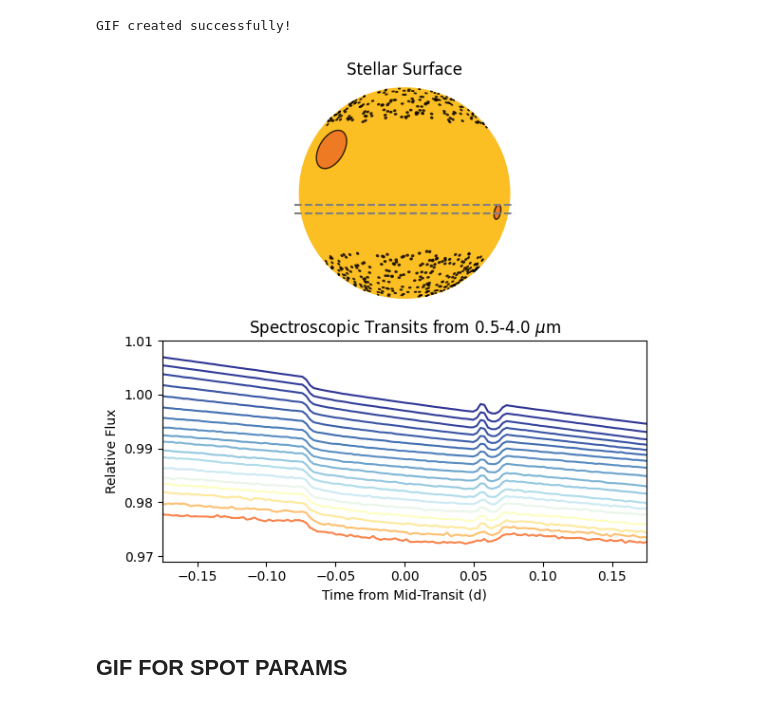
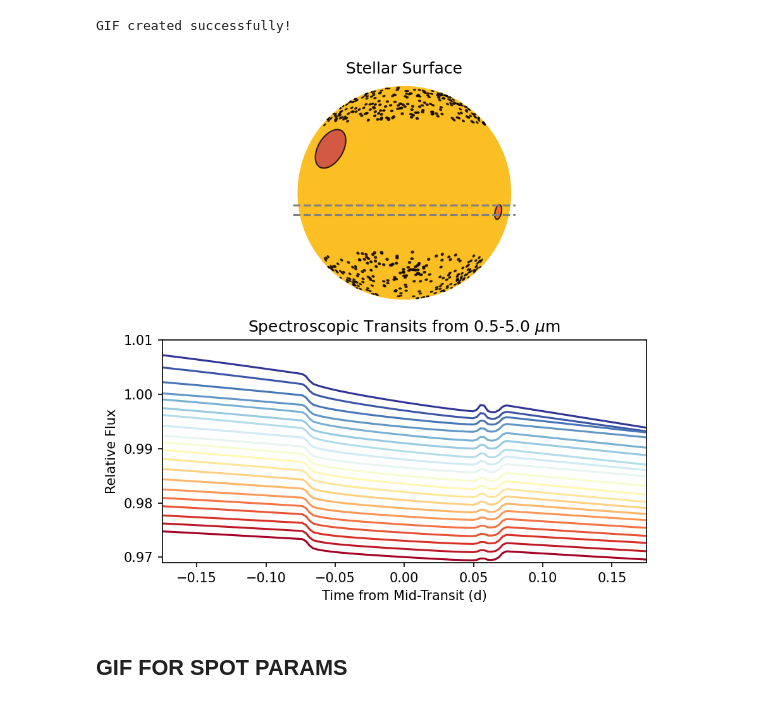
Before and after one commit to will-waalkes/Spot_Treating_AUMicb, a Jupyter notebook: modeling/Gifs_and_transmission_plots.ipynb, the cells around one changed output. Cells and saved outputs as stored; diff of their text form; code cells hidden in the pictures.

Commit message:
Sept 18 - latent modeling updates

```diff
--- a/modeling/Gifs_and_transmission_plots.ipynb
+++ b/modeling/Gifs_and_transmission_plots.ipynb
@@ -94,24 +54,24 @@ default_params={
 
 'Initialization'
 n_spots = 2
-n_fixedspots = 0#800
+n_fixedspots = 800
 
 'Set the binning'
 orbits_to_exclude = np.array([0])
 orbits_to_include = np.array([1,2,3,4,5,6,7])
 
-model_wavelengths = jnp.linspace(0.4,4,500)#*u.micron
+model_wavelengths = jnp.linspace(0.5,5,20)#*u.micron
 
 _cool_unocculted = get_BTSettl_spectrum_jax(T=jnp.array(3100) )
 _cool_occulted = get_BTSettl_spectrum_jax(T=jnp.array(3400) )
 _phot = get_BTSettl_spectrum_jax(T=jnp.array(4000) )
-Cool_unocculted = bin_spectrum(output_wavelength = model_wavelengths,
+Cool_unocculted = shone.bin_spectrum(output_wavelength = model_wavelengths,
                     input_wavelength = _cool_unocculted[0],
                     input_flux = _cool_unocculted[1])
-Cool_occulted = bin_spectrum(output_wavelength = model_wavelengths,
+Cool_occulted = shone.bin_spectrum(output_wavelength = model_wavelengths,
                     input_wavelength = _cool_occulted[0],
                     input_flux = _cool_occulted[1])
-Phot = bin_spectrum(output_wavelength = model_wavelengths,
+Phot = shone.bin_spectrum(output_wavelength = model_wavelengths,
                     input_wavelength = _phot[0],
                     input_flux = _phot[1])
 
@@ -254,6 +244,6 @@ GIF created successfully!
 # %%
 # Set up the 2-panel figure
-fig,axes = plt.subplots(2,1,figsize=(6, 6), dpi=100)
+fig,axes = plt.subplots(2,1,figsize=(6, 6), dpi=150)
 
 starmap_ax = axes[0]
 transit_ax = axes[1]
@@ -265,6 +255,23 @@ times = np.linspace(-0.2,0.2,150)
 'Update Stellar Parameters'
 active_star.times = times
 
+model_wavelengths = jnp.linspace(0.5,5,20)#*u.micron
+
+_cool_unocculted = get_BTSettl_spectrum_jax(T=jnp.array(3100) )
+_cool_occulted = get_BTSettl_spectrum_jax(T=jnp.array(3400) )
+_phot = get_BTSettl_spectrum_jax(T=jnp.array(4000) )
+Cool_unocculted = shone.bin_spectrum(output_wavelength = model_wavelengths,
+                    input_wavelength = _cool_unocculted[0],
+                    input_flux = _cool_unocculted[1])
+Cool_occulted = shone.bin_spectrum(output_wavelength = model_wavelengths,
+                    input_wavelength = _cool_occulted[0],
+                    input_flux = _cool_occulted[1])
+Phot = shone.bin_spectrum(output_wavelength = model_wavelengths,
+                    input_wavelength = _phot[0],
+                    input_flux = _phot[1])
+
+# jitter_sigma = 0
+
 lcmodel, contam, X, Y, spectrum_at_transit = active_star.transit_model(**planet_parameters)
 
 with writer.saving(fig, 'rotatingspectransits.gif', dpi=100):
@@ -275,45 +282,45 @@ with writer.saving(fig, 'rotatingspectransits.gif', dpi=100):
 
         'Lower Plot - Transit'
         for j, lc_j in enumerate(lcmodel.T):
-            jitter = np.random.normal(0,jitter_sigma[j],lc_j.shape)
+            jitter = 0#np.random.normal(0,jitter_sigma[j],lc_j.shape)
             lc_j = lc_j + jitter
-            transit_ax.errorbar(times[:i], lc_j[:i]/lc_j.mean()-0.0015*j, yerr = jitter_sigma[j], ms=0.5,
+            transit_ax.errorbar(times[:i], lc_j[:i]/lc_j.mean()-0.0015*j, ms=0.5,
                             color=plt.cm.RdYlBu_r((model_wavelengths[j] - model_wavelengths.min()) / np.ptp(model_wavelengths)))
 
         'Upper Plot - stellar surface'
         active_star.plot_star(
             t0=time,
             rp=planet_parameters['rp'],  # Exoplanet radius in units of stellar radii
             a=planet_parameters['a'],  # Planetary semi-major axis in units of stellar radii
             inclination=planet_parameters['inclination'],  # Planetary orbital inclination [radians]
-            ecc=planet_parameters['ecc'],
-            wl_bin = 0,
+            ecc=0,
+            wl_bin = i,
             ax=starmap_ax)
 
         # Calculate the position of the moving circle (from -0.2 to 0.2)
         circle_x = np.interp(i, [0, len(times)-1], [-2.9, 2.78])
         # Add the moving black circle
         # atm_circle = plt.Circle((circle_x, -0.155), 0.052, color='skyblue')  # Adjust radius (0.01) as needed
         # starmap_ax.add_patch(atm_circle)
         circle = plt.Circle((circle_x, -0.155), 0.045, color='black')  # Adjust radius (0.01) as needed
         starmap_ax.add_patch(circle)
 
         starmap_ax.set_title('Stellar Surface')
         starmap_ax.set_facecolor('black')
-        transit_ax.set_title(r'Spectroscopic Transits from 0.5-4.0 $\mu$m')
+        transit_ax.set_title(r'Spectroscopic Transits from 0.5-5.0 $\mu$m')
         transit_ax.set_xlabel('Time from Mid-Transit (d)')
         transit_ax.set_ylabel('Relative Flux')
         transit_ax.set_xlim(-0.175,0.175)
         transit_ax.set_ylim(0.969,1.01)
 
         plt.tight_layout()
 
         writer.grab_frame()
 
 print("GIF created successfully!")
 # %% [output]
 GIF created successfully!
-[figure, old version]
+[figure, new version]
 # %% [markdown]
 ## GIF FOR SPOT PARAMS
 # %%
```
Also changed, not shown: parts of 7 cells of this notebook, 13 other files.
